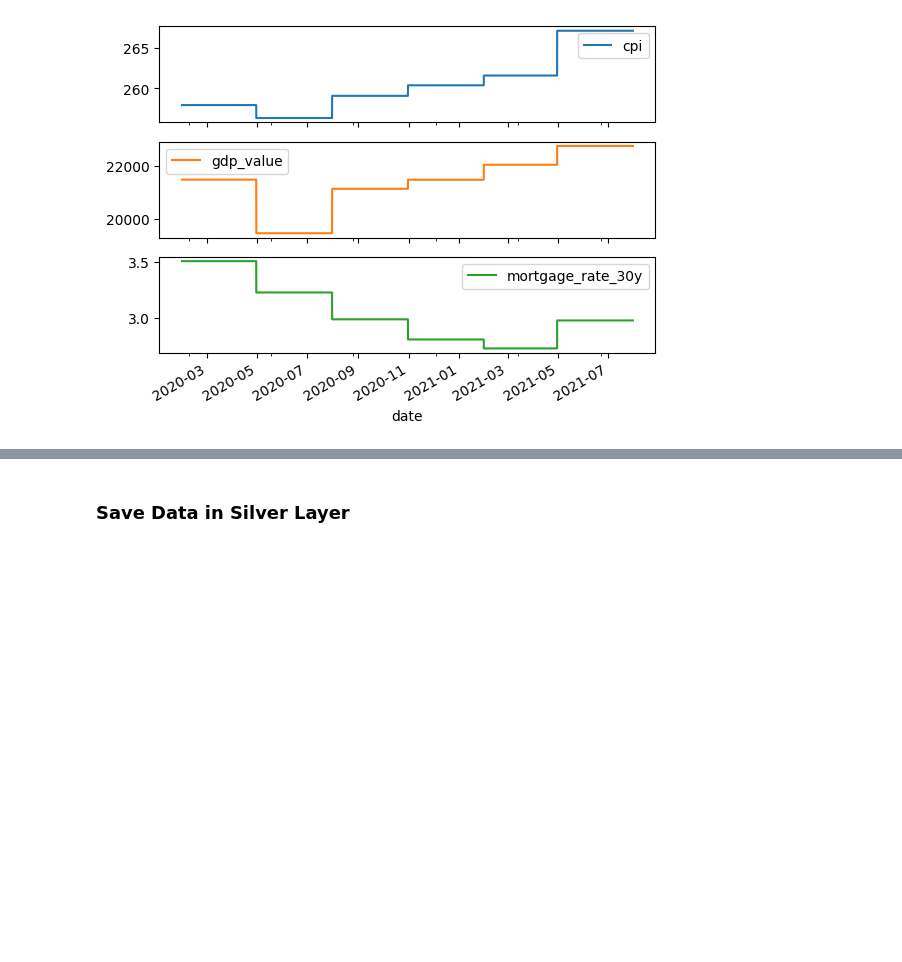
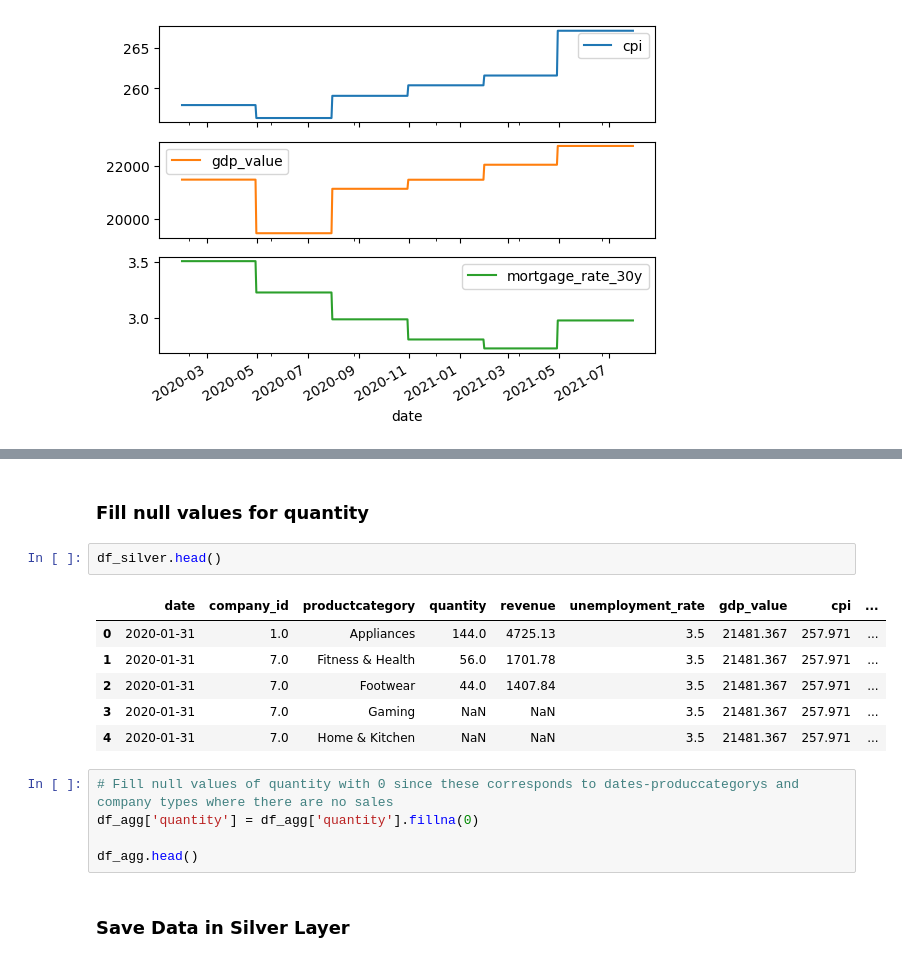
Before and after one commit to RAFAELLOPE/data_mining_project, a Jupyter notebook: analysis/preprocess.ipynb, the cells around one changed output, grey strips where cells are left out. Saved outputs shown, nothing was run; the diff lists cells and outputs as text; blank space fills up the shorter version.

```diff
--- a/analysis/preprocess.ipynb
+++ b/analysis/preprocess.ipynb
@@ -331,3 +282,19 @@ mydate.month
+# %% [markdown]
+### Fill null values for quantity
+# %%
+df_silver.head()
+# %% [output]
+|  | date | company_id | productcategory | quantity | revenue | unemployment_rate | gdp_value | cpi | ... |
+| 0 | 2020-01-31 | 1.0 | Appliances | 144.0 | 4725.13 | 3.5 | 21481.367 | 257.971 | ... |
+| 1 | 2020-01-31 | 7.0 | Fitness & Health | 56.0 | 1701.78 | 3.5 | 21481.367 | 257.971 | ... |
+| 2 | 2020-01-31 | 7.0 | Footwear | 44.0 | 1407.84 | 3.5 | 21481.367 | 257.971 | ... |
+| 3 | 2020-01-31 | 7.0 | Gaming | NaN | NaN | 3.5 | 21481.367 | 257.971 | ... |
+| 4 | 2020-01-31 | 7.0 | Home & Kitchen | NaN | NaN | 3.5 | 21481.367 | 257.971 | ... |
+# %%
+# Fill null values of quantity with 0 since these corresponds to dates-produccategorys and company types where there are no sales
+df_agg['quantity'] = df_agg['quantity'].fillna(0)
+
+df_agg.head()
 # %% [markdown]
 ### Save Data in Silver Layer
 # %%
```
Also changed, not shown: parts of 16 cells of this notebook, 1 other file.
